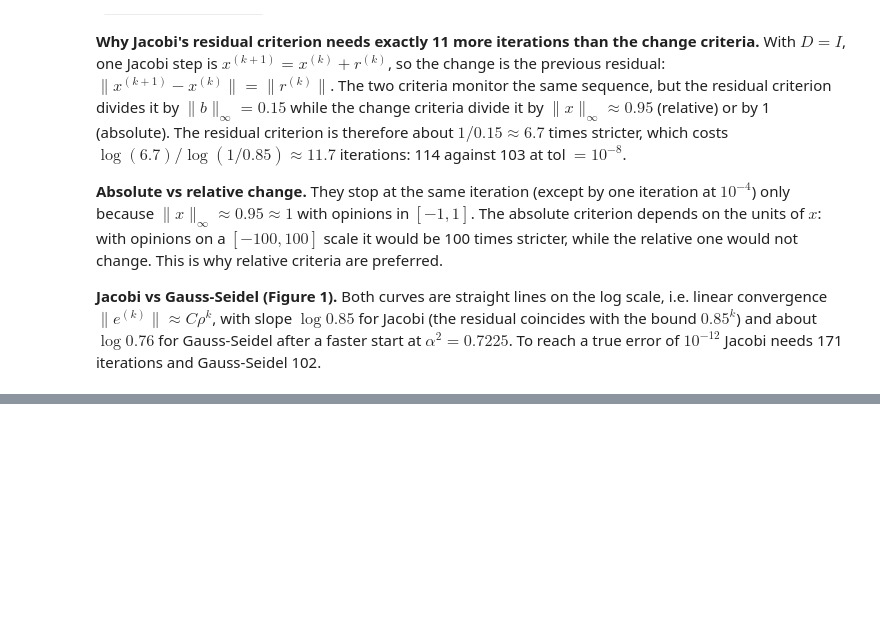
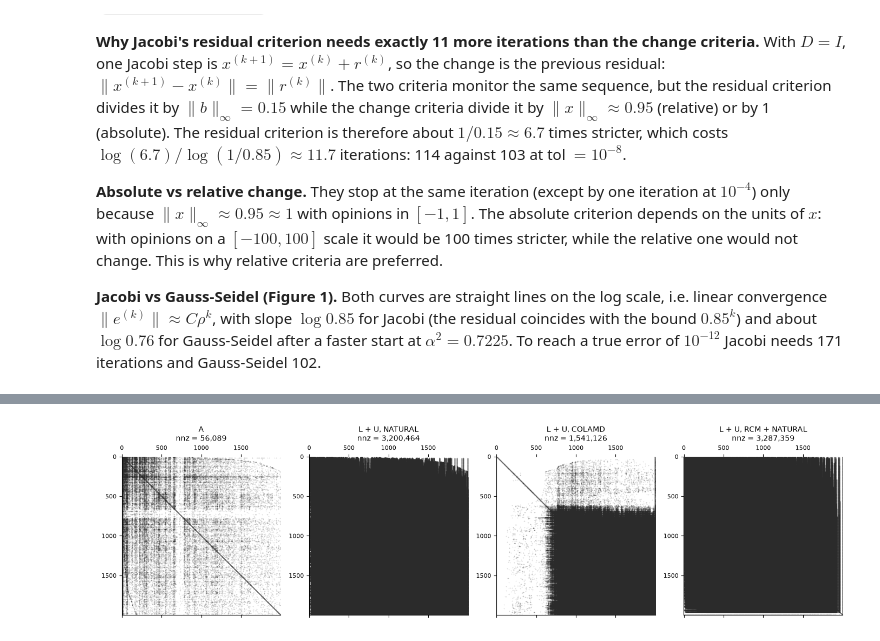
Before and after one commit to Par-TBasti/Dogmatism-in-Large-Scale-Social-Networks, a Jupyter notebook: 02_solvers.ipynb, the cells around one changed output, grey strips where cells are left out. Drawn from its saved outputs; the diff is of its cells as text; code cells hidden in the pictures; blank space fills up the shorter version.

```diff
--- a/02_solvers.ipynb
+++ b/02_solvers.ipynb
@@ -579,0 +700,24 @@ Figures: `reports/m2_convergence_jacobi_vs_gs.png`, `reports/m2_stopping_criteri
+# %%
+# 5.4 Spy plots of A and of the factors (n = 2000)
+
+m = 2000
+A_sub = subgraphs[m]
+p_sub = rcm_permutation(A_sub.tocsr())
+panels = [("A", A_sub, A_sub.nnz)]
+for name, M, spec in [("L + U, NATURAL", A_sub, "NATURAL"),
+                      ("L + U, COLAMD", A_sub, "COLAMD"),
+                      ("L + U, RCM + NATURAL", A_sub[p_sub, :][:, p_sub].tocsc(), "NATURAL")]:
+    lu = splu(M, permc_spec=spec)
+    panels.append((name, lu.L + lu.U, lu.L.nnz + lu.U.nnz))  # same count as the table
+
+fig, axes = plt.subplots(1, 4, figsize=(14, 3.9))
+for ax, (title, M, nnz_count) in zip(axes, panels):
+    ax.spy(M, markersize=0.05, color=ink)
+    ax.set_title(f"{title}\nnnz = {nnz_count:,}", fontsize=10)
+    ax.tick_params(labelsize=8)
+    ax.grid(False)
+fig.tight_layout()
+fig.savefig(reports_folder / "m2_spy_lu_n2000.png", dpi=200)
+plt.show()
+# %% [output]
+[figure, added]
```
Also changed, not shown: parts of 12 cells of this notebook, 3 other files.
